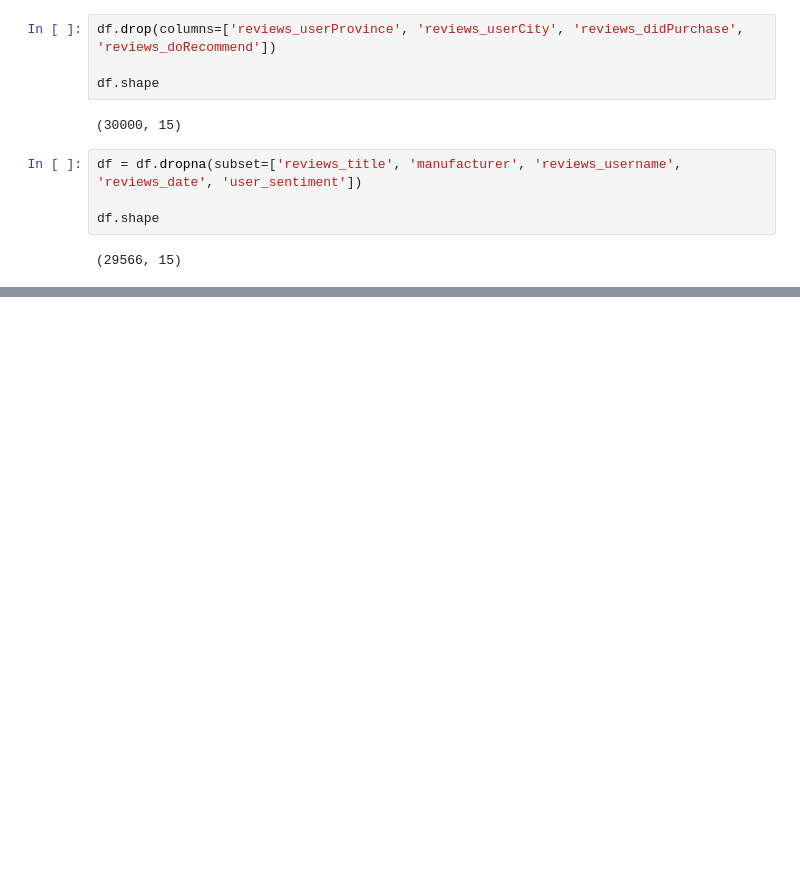
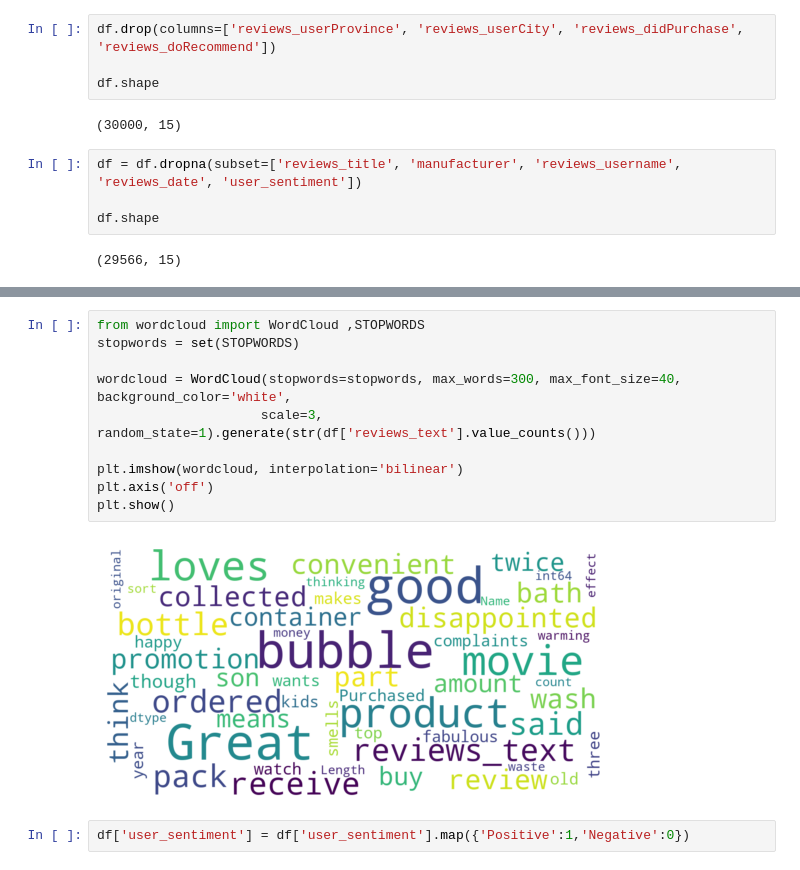
Before and after one commit to uvarajthulasiram/Capstone, a Jupyter notebook: notebooks/recommender.ipynb, the cells around one changed output, grey strips where cells are left out. Saved outputs shown, nothing was run; the diff lists cells and outputs as text; blank space fills up the shorter version.

```diff
--- a/notebooks/recommender.ipynb
+++ b/notebooks/recommender.ipynb
@@ -112,0 +133,14 @@ plt.show()
+# %%
+from wordcloud import WordCloud ,STOPWORDS
+stopwords = set(STOPWORDS)
+
+wordcloud = WordCloud(stopwords=stopwords, max_words=300, max_font_size=40, background_color='white',
+                     scale=3, random_state=1).generate(str(df['reviews_text'].value_counts()))
+
+plt.imshow(wordcloud, interpolation='bilinear')
+plt.axis('off')
+plt.show()
+# %% [output]
+[figure, added]
+# %%
+df['user_sentiment'] = df['user_sentiment'].map({'Positive':1,'Negative':0})
```
Also changed, not shown: parts of 12 cells of this notebook, 2 other files.
